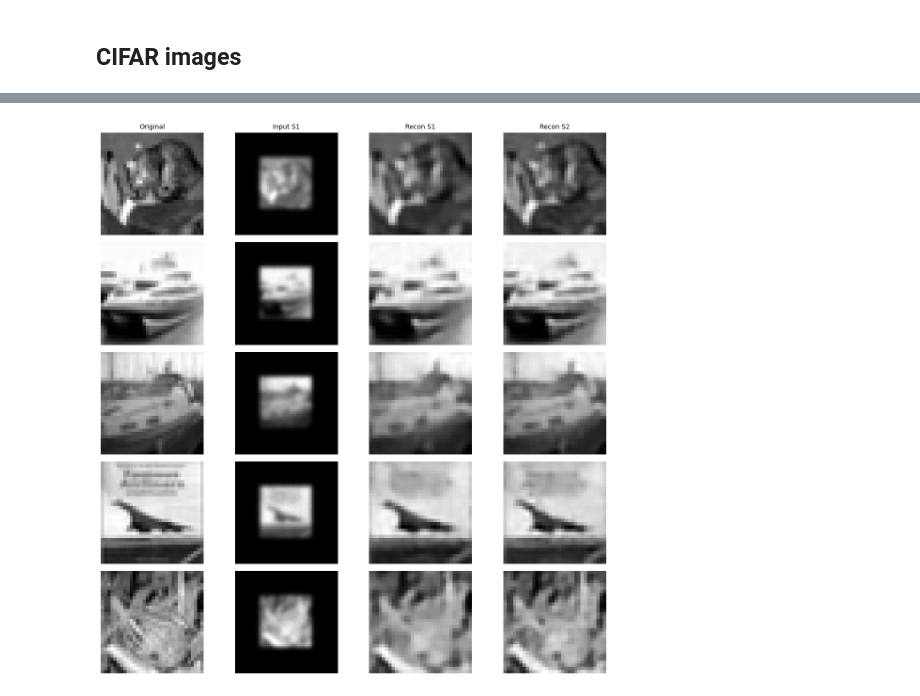
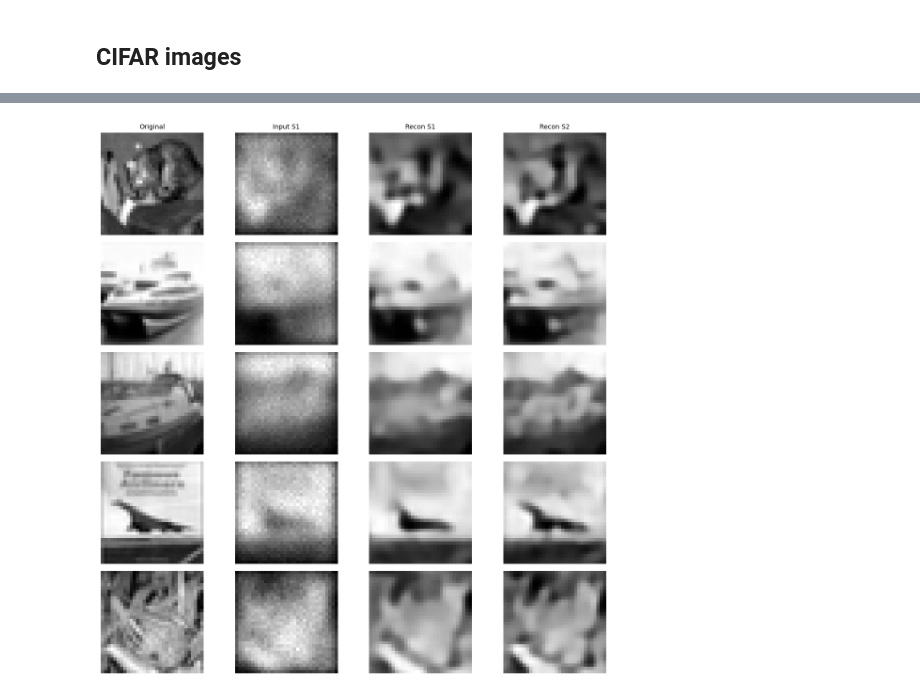
Before and after one commit to arizonaCameraLab/papers, a Jupyter notebook: IntegratedMetaOptics.ipynb, the cells around one changed output, grey strips where cells are left out. Saved outputs shown, nothing was run; the diff lists cells and outputs as text; code cells hidden in the pictures.

```diff
--- a/IntegratedMetaOptics.ipynb
+++ b/IntegratedMetaOptics.ipynb
@@ -637,10 +637,10 @@ def generate_mosaic_data(clean_images, sigma=6):
     # --- Poisson Noise ---
     # Note: Photons=1000 for both strategies because we use 100% energy per pixel now
     def add_noise(img):
-        photons = img * 1000
+        photons = img * 100000
         photons = np.maximum(0., photons)
         noisy = np.random.poisson(photons)
-        return noisy.astype('float32') / 1000.0
+        return noisy.astype('float32') / 100000.0
 
     return add_noise(raw_s1), add_noise(mosaic_s2)
 
@@ -713,9 +713,9 @@ train_clean = x_train[:10000]
 test_clean = x_test[:500]
 
 print("Generating Training Data (Mosaic)...")
-t_s1, t_s2 = generate_mosaic_data(train_clean, sigma=6)
+t_s1, t_s2 = generate_mosaic_data(train_clean, sigma=10)
 print("Generating Test Data (Mosaic)...")
-v_s1, v_s2 = generate_mosaic_data(test_clean, sigma=6)
+v_s1, v_s2 = generate_mosaic_data(test_clean, sigma=10)
 
 print(f"S1 Shape: {t_s1.shape}")
 print(f"S2 Shape: {t_s2.shape} (Mosaic)")
@@ -797,6 +793,7 @@ import matplotlib.pyplot as plt
 import tensorflow as tf
 from tensorflow.keras import layers, models, Input
 from tensorflow.keras.datasets import cifar10
+
 
 # --- 1. Data Loading (CIFAR-10 Grayscale Padded) ---
 
@@ -894,10 +891,10 @@ def generate_mosaic_data(clean_images, sigma=6):
 
     # --- Poisson Noise (1000 Photons) ---
     def add_noise(img):
-        photons = img * 10000
+        photons = img * 1000
         photons = np.maximum(0., photons)
         noisy = np.random.poisson(photons)
-        return noisy.astype('float32') / 10000.0
+        return noisy.astype('float32') / 1000.0
 
     return add_noise(raw_s1), add_noise(mosaic_s2)
 
@@ -935,7 +932,7 @@ def build_unet_backbone(input_tensor):
     u3 = layers.Concatenate()([u3, c1])
     c6 = conv_block(u3, 32)
 
-    outputs = layers.Conv2D(1, 1, activation='linear')(c6)
+    outputs = layers.Conv2D(1, 1, activation='gelu')(c6)
     return outputs
 
 def build_models():
@@ -964,9 +961,9 @@ train_clean = x_train[:10000] # Subset for speed
 test_clean = x_test[:500]
 
 print("Generating Training Data...")
-t_s1, t_s2 = generate_mosaic_data(train_clean, sigma=2)
+t_s1, t_s2 = generate_mosaic_data(train_clean, sigma=3)
 print("Generating Test Data...")
-v_s1, v_s2 = generate_mosaic_data(test_clean, sigma=2)
+v_s1, v_s2 = generate_mosaic_data(test_clean, sigma=3)
 
 print(f"S1 Input: {t_s1.shape}")
 print(f"S2 Input: {t_s2.shape} (Mosaic)")
@@ -999,7 +996,7 @@ for i in range(5):
 
     # Input S1
     plt.subplot(5, 4, i*4+2)
-    plt.imshow(v_s1[i, :, :, 0], cmap='gray')
+    plt.imshow(v_s1[i, start:end, start:end, 0], cmap='gray')
     if i==0: plt.title("Input S1", fontsize=10)
     plt.axis('off')
 
@@ -1038 +1035 @@ Epoch 15/15
-[figure, old version]
+[figure, new version]
```
Also changed, not shown: parts of 21 cells of this notebook.
